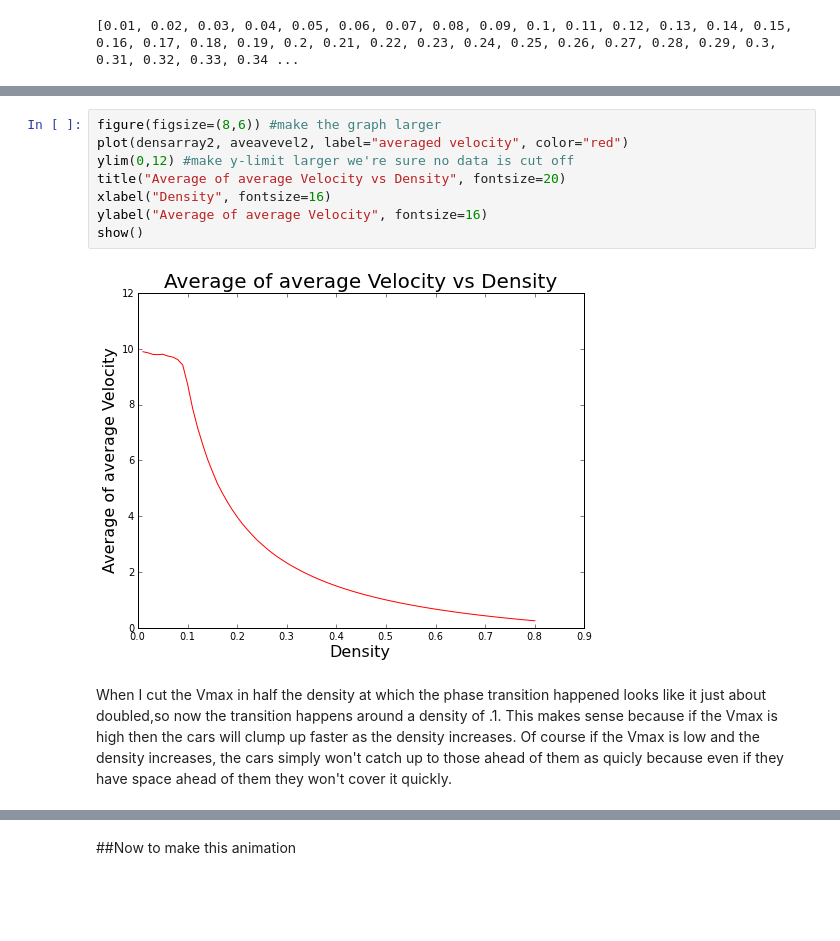
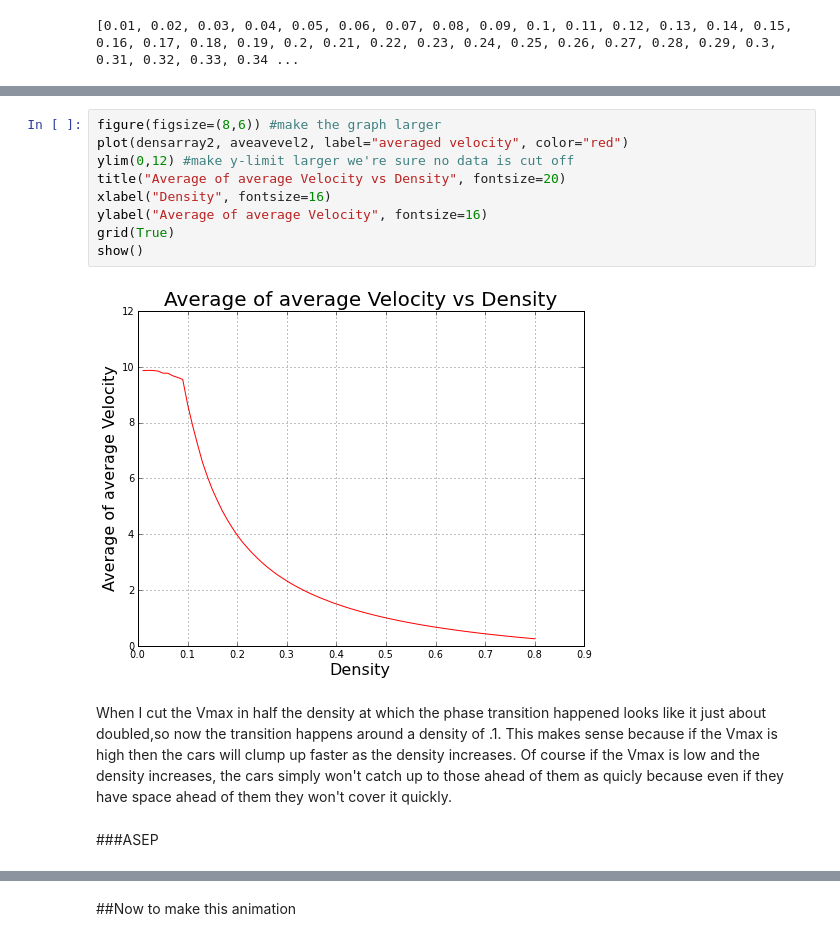
Before and after one commit to ewjohnst/PHYS202-S13, a Jupyter notebook: Project/Project.ipynb, the cells around one changed output, grey strips where cells are left out. Cells and saved outputs as stored; diff of their text form; blank space fills up the shorter version.

```diff
--- a/Project/Project.ipynb
+++ b/Project/Project.ipynb
@@ -458,12 +465,15 @@ print aveavevel2 #return the average of my averages, and make sure everything is
 # %%
 figure(figsize=(8,6)) #make the graph larger
 plot(densarray2, aveavevel2, label="averaged velocity", color="red")
 ylim(0,12) #make y-limit larger we're sure no data is cut off
 title("Average of average Velocity vs Density", fontsize=20)
 xlabel("Density", fontsize=16)
 ylabel("Average of average Velocity", fontsize=16)
+grid(True)
 show()
 # %% [output]
-[figure, old version]
+[figure, new version]
 # %% [markdown]
 When I cut the Vmax in half the density at which the phase transition happened looks like it just about doubled,so now the transition happens around a density of .1. This makes sense because if the Vmax is high then the cars will clump up faster as the density increases. Of course if the Vmax is low and the density increases, the cars simply won't catch up to those ahead of them as quicly because even if they have space ahead of them they won't cover it quickly.
+# %% [markdown]
+###ASEP
```
Also changed, not shown: parts of 44 cells of this notebook.
